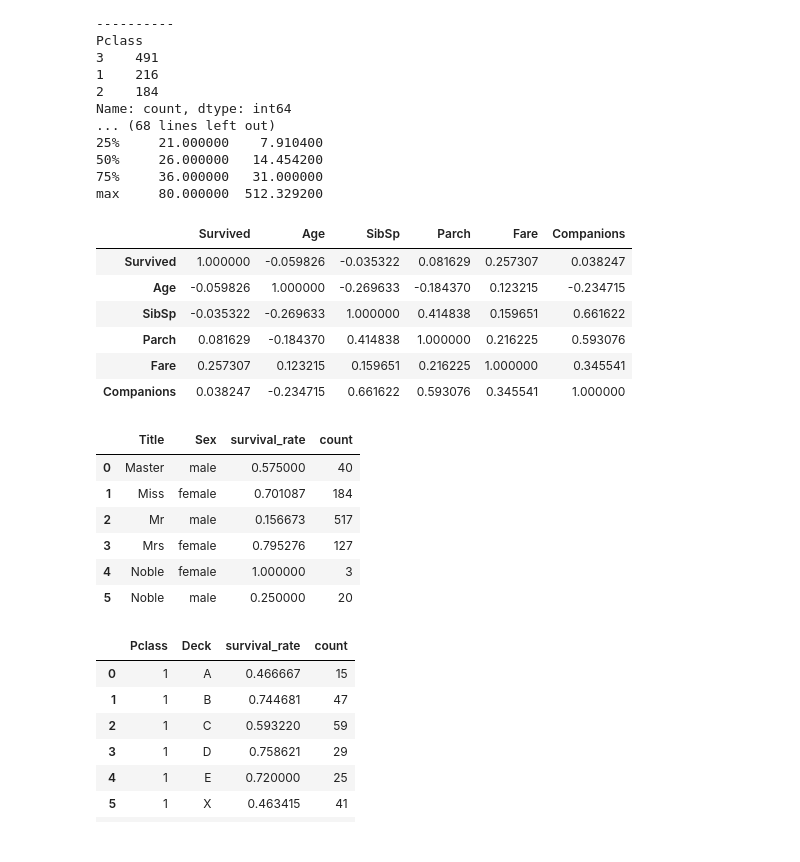
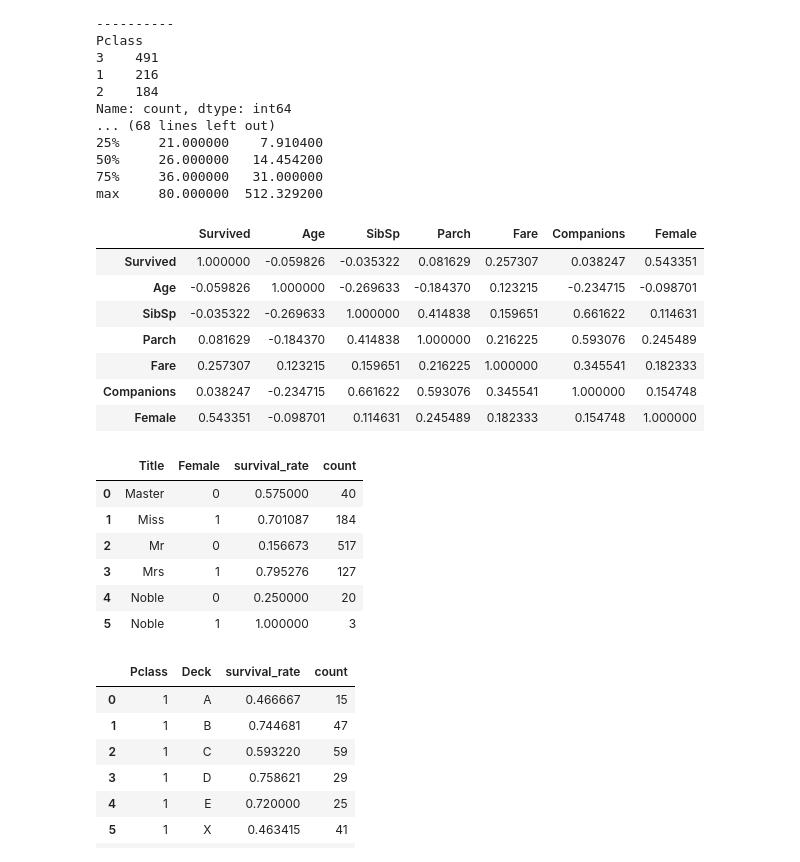
Before and after one commit to patryk126p/ai-programming-foundations-project, a Jupyter notebook: data_workflow.ipynb, the cells around one changed output. Cells and saved outputs as stored; diff of their text form; code cells hidden in the pictures.

```diff
--- a/data_workflow.ipynb
+++ b/data_workflow.ipynb
@@ -193,6 +193,12 @@ def fill_missing_age(df: pd.DataFrame, group_cols: list[str]) -> pd.DataFrame:
     df_["Age"] = df_["Age"].fillna(df_["tmp"])
     df_.drop(columns=["tmp"], inplace=True)
     return df_
+# %%
+def add_female_col(df: pd.DataFrame, sex_col: str = "Sex", out_col: str = "Female") -> pd.DataFrame:
+    """Add binary column indicating if passenger was female."""
+    df_ = df.copy()
+    df_[out_col] = pd.factorize(df_[sex_col])[0]
+    return df_
 # %%
 def drop_cols(df: pd.DataFrame, cols_to_drop: list[str]) -> pd.DataFrame:
     """Remove redundant columns."""
@@ -207,6 +213,7 @@ df_clean = replace_cabin_with_deck(df_clean)
 df_clean = add_companions_count(df_clean)
 df_clean = extract_title(df_clean)
 df_clean = fill_missing_age(df_clean, ["Pclass", "Sex", "Deck", "Title"])
-df_clean = drop_cols(df_clean, ["PassengerId", "Name", "Ticket"])
+df_clean = add_female_col(df_clean)
+df_clean = drop_cols(df_clean, ["PassengerId", "Name", "Ticket", "Sex"])
 df_clean.head()
 # %% [output]
@@ -265,25 +272,27 @@ Name: count, dtype: int64
 75%     36.000000   31.000000
 max     80.000000  512.329200
 # %%
-calculate_correlations(df_clean, ["Survived", "Age", "SibSp", "Parch", "Fare", "Companions"])
+corr_df = calculate_correlations(df_clean, ["Survived", "Age", "SibSp", "Parch", "Fare", "Companions", "Female"])
+corr_df
 # %% [output]
-|  | Survived | Age | SibSp | Parch | Fare | Companions |
-| Survived | 1.000000 | -0.059826 | -0.035322 | 0.081629 | 0.257307 | 0.038247 |
-| Age | -0.059826 | 1.000000 | -0.269633 | -0.184370 | 0.123215 | -0.234715 |
-| SibSp | -0.035322 | -0.269633 | 1.000000 | 0.414838 | 0.159651 | 0.661622 |
-| Parch | 0.081629 | -0.184370 | 0.414838 | 1.000000 | 0.216225 | 0.593076 |
-| Fare | 0.257307 | 0.123215 | 0.159651 | 0.216225 | 1.000000 | 0.345541 |
-| Companions | 0.038247 | -0.234715 | 0.661622 | 0.593076 | 0.345541 | 1.000000 |
+|  | Survived | Age | SibSp | Parch | Fare | Companions | Female |
+| Survived | 1.000000 | -0.059826 | -0.035322 | 0.081629 | 0.257307 | 0.038247 | 0.543351 |
+| Age | -0.059826 | 1.000000 | -0.269633 | -0.184370 | 0.123215 | -0.234715 | -0.098701 |
+| SibSp | -0.035322 | -0.269633 | 1.000000 | 0.414838 | 0.159651 | 0.661622 | 0.114631 |
+| Parch | 0.081629 | -0.184370 | 0.414838 | 1.000000 | 0.216225 | 0.593076 | 0.245489 |
+| Fare | 0.257307 | 0.123215 | 0.159651 | 0.216225 | 1.000000 | 0.345541 | 0.182333 |
+| Companions | 0.038247 | -0.234715 | 0.661622 | 0.593076 | 0.345541 | 1.000000 | 0.154748 |
+| Female | 0.543351 | -0.098701 | 0.114631 | 0.245489 | 0.182333 | 0.154748 | 1.000000 |
 # %%
-calculate_survival_rate(df_clean, ["Title", "Sex"])
+calculate_survival_rate(df_clean, ["Title", "Female"])
 # %% [output]
-|  | Title | Sex | survival_rate | count |
-| 0 | Master | male | 0.575000 | 40 |
-| 1 | Miss | female | 0.701087 | 184 |
-| 2 | Mr | male | 0.156673 | 517 |
-| 3 | Mrs | female | 0.795276 | 127 |
-| 4 | Noble | female | 1.000000 | 3 |
-| 5 | Noble | male | 0.250000 | 20 |
+|  | Title | Female | survival_rate | count |
+| 0 | Master | 0 | 0.575000 | 40 |
+| 1 | Miss | 1 | 0.701087 | 184 |
+| 2 | Mr | 0 | 0.156673 | 517 |
+| 3 | Mrs | 1 | 0.795276 | 127 |
+| 4 | Noble | 0 | 0.250000 | 20 |
+| 5 | Noble | 1 | 1.000000 | 3 |
 # %%
 calculate_survival_rate(df_clean, ["Pclass", "Deck"])
 # %% [output]
```
Also changed, not shown: parts of 6 cells of this notebook.
